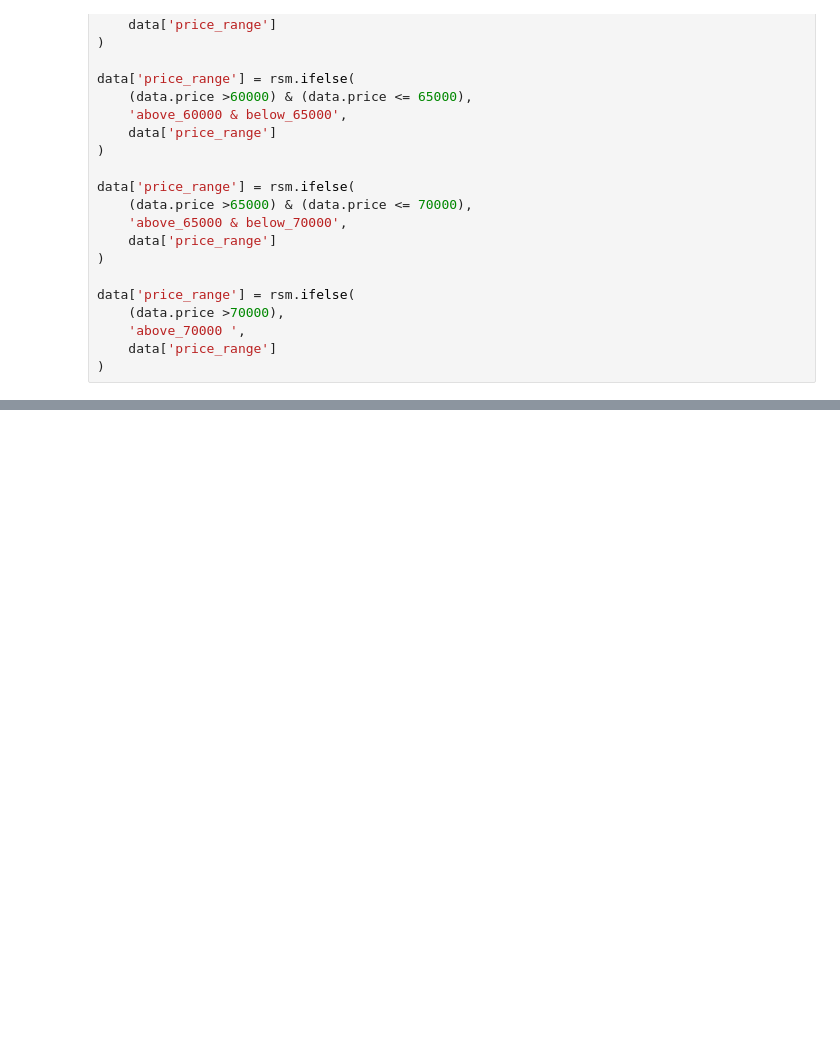
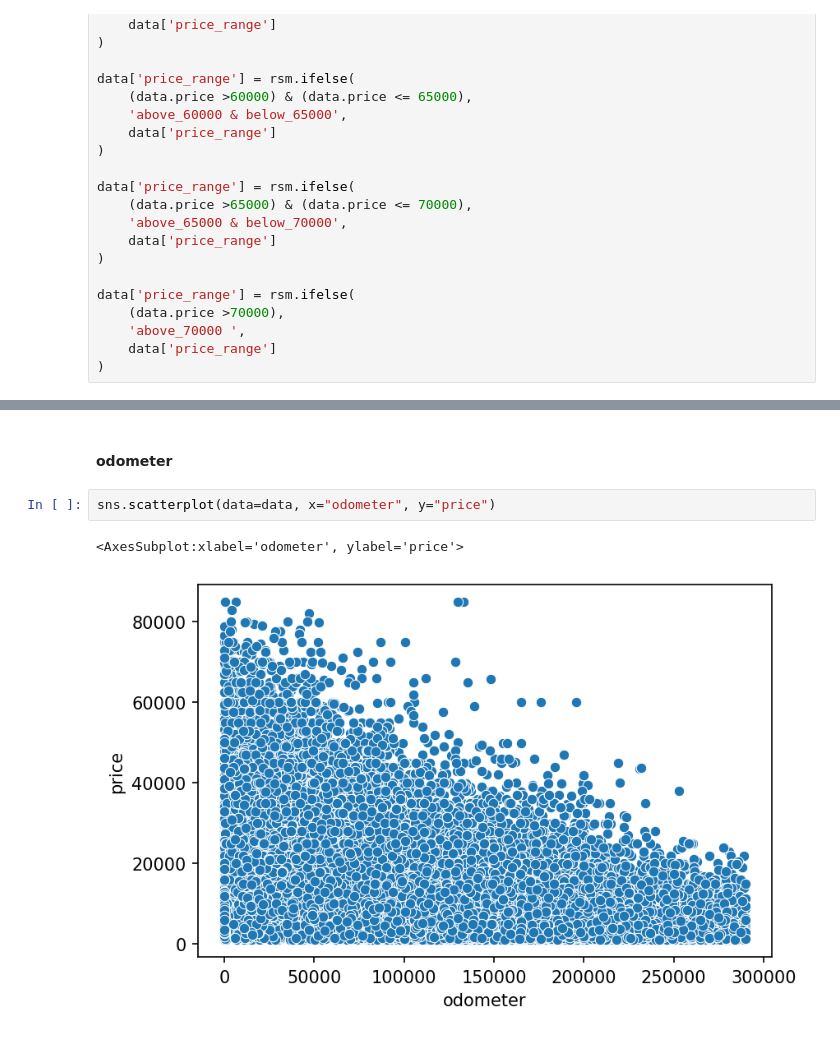
Before and after one commit to ericyang94/Used-Car-Price-Prediction, a Jupyter notebook: Craigslist-Used-Cars.ipynb, the cells around one changed output, grey strips where cells are left out. Saved outputs shown, nothing was run; the diff lists cells and outputs as text; blank space fills up the shorter version.

```diff
--- a/Craigslist-Used-Cars.ipynb
+++ b/Craigslist-Used-Cars.ipynb
@@ -138,0 +170,7 @@ data['price_range'] = rsm.ifelse(
+# %% [markdown]
+#### odometer
+# %%
+sns.scatterplot(data=data, x="odometer", y="price")
+# %% [output]
+<AxesSubplot:xlabel='odometer', ylabel='price'>
+[figure, added]
```
Also changed, not shown: parts of 17 cells of this notebook.
